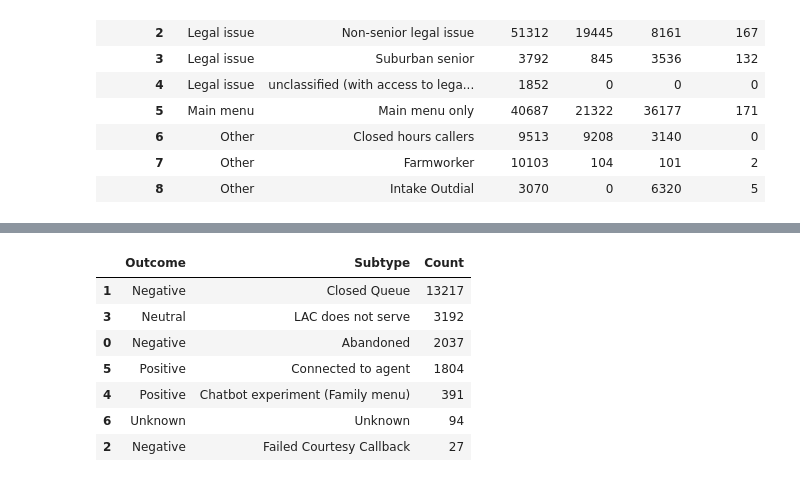
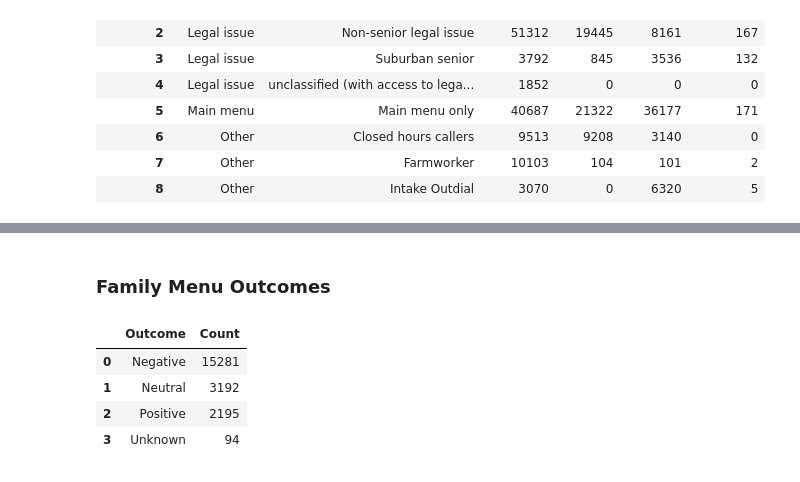
Before and after one commit to arvindkrishna87/STAT390_LegalAid_Fall2025, a Jupyter notebook: Code/Call outcome analysis/CallOutcomeTagging_9Dec_Vivienne.ipynb, the cells around one changed output, grey strips where cells are left out. Saved outputs shown, nothing was run; the diff lists cells and outputs as text; code cells hidden in the pictures.

```diff
--- a/Code/Call outcome analysis/CallOutcomeTagging_9Dec_Vivienne.ipynb
+++ b/Code/Call outcome analysis/CallOutcomeTagging_9Dec_Vivienne.ipynb
@@ -504,11 +488,19 @@ check_last_act(all_act, rules1=outcome_rules, rules2=subtype_rules)
 # %%
+# Relevant menus for checking OtherLegalMenu outcome
 menus_of_interest = [
     'OtherLegalPersonalInjuryMenu',
     'OtherLegalCriminalCaseMenu',
     'OtherLegalOtherMenu',
     'ClinicVoicemailTransfer'
 ]
-# Define conditions
+
+# For each contact session ID, checking if activity names contain menus for OtherLegalMenu rule
+all_act['Touched_Legal_Menu'] = (
+    all_act.groupby('Contact Session ID')['Activity Name']
+      .transform(lambda x: x.isin(menus_of_interest).any())
+)
+
+# Conditions for each outcome
 cond1 = (all_act['Final Activity'] == 'ClinicVoiceMailTransfer') & \
         (all_act['EP Name'] == 'Closed Queue Menu Telephony EP')
 cond2 = (all_act['Final Activity'] == 'ClinicVoiceMailTransfer') & \
@@ -606,21 +593,14 @@ final_act = pd.merge(final_act, last_activity_rele2, how = 'outer')
 # %%
-def update_final_menu(df,
-                      final_menu_col="Final Menu",
-                      ep_col="EP Name",
-                      id_col="Contact Session ID",
-                      time_col="Activity Start Timestamp",
-                      ignored_eps=None):
-    if ignored_eps is None:
-        ignored_eps = [
-            'All LAC Queues Telephony EP',
-            'Courtesy Callback Telephony EP',
-            'Closed Queue Menu Telephony EP'
-        ]
+# EPs that should not be used as final menu
+ignored_eps = ['All LAC Queues Telephony EP', 'Courtesy Callback Telephony EP', 'Closed Queue Menu Telephony EP']
 
-    # Sort chronologically within each contact session
+# Function to
+def update_final_menu(df,final_menu_col="Final Menu",ep_col="EP Name", id_col="Contact Session ID", time_col="Activity Start Timestamp", ignored_eps=None):
+
+    # Making sure rows for a contact session ID are ordered by time
     df = df.sort_values([id_col, time_col])
 
-    # Filter rows to only keep valid EPs
+    # Filter to keep valid EPs
     valid_eps = df[~df[ep_col].isin(ignored_eps)]
 
     # Find last valid EP per contact session
@@ -632,5 +612,5 @@ def update_final_menu(df,
     return df
 
 
-final_act2 = update_final_menu(final_act)
+final_act2 = update_final_menu(final_act, ignored_eps=ignored_eps)
 # %%
@@ -660,14 +668,13 @@ final_legal = final_act_unique.loc[final_act_unique['caller_type'] == 'Non-senio
+# %% [markdown]
+### Family Menu Outcomes
 # %%
 family_menu = final_legal.loc[final_legal['Final Menu'] == 'Legal Family Menu Telephony EP', :]
 
-summary = family_menu.groupby(['Outcome', 'Subtype']).size().reset_index(name='Count').sort_values(by='Count', ascending= False)
+summary = family_menu.groupby('Outcome').size().reset_index(name='Count').sort_values(by='Count', ascending= False)
 summary
 # %% [output]
-|  | Outcome | Subtype | Count |
-| 1 | Negative | Closed Queue | 13217 |
-| 3 | Neutral | LAC does not serve | 3192 |
-| 0 | Negative | Abandoned | 2037 |
-| 5 | Positive | Connected to agent | 1804 |
-| 4 | Positive | Chatbot experiment (Family menu) | 391 |
-| 6 | Unknown | Unknown | 94 |
-| 2 | Negative | Failed Courtesy Callback | 27 |
+|  | Outcome | Count |
+| 0 | Negative | 15281 |
+| 1 | Neutral | 3192 |
+| 2 | Positive | 2195 |
+| 3 | Unknown | 94 |
```
Also changed, not shown: parts of 49 cells of this notebook.
